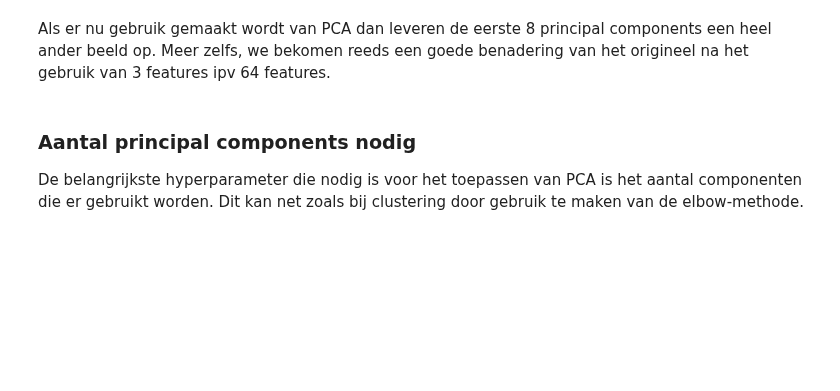
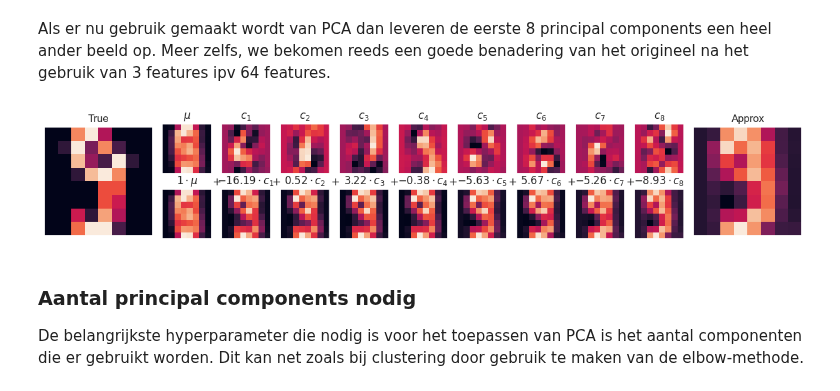
Before and after one commit to Data-Science-2425/Leerstof, a Jupyter notebook: Week 10/03_DimensionalityReduction.ipynb, the cells around one changed output. Cells and saved outputs as stored; diff of their text form; code cells hidden in the pictures; blank space fills up the shorter version.

```diff
--- a/Week 10/03_DimensionalityReduction.ipynb
+++ b/Week 10/03_DimensionalityReduction.ipynb
@@ -200,6 +232,13 @@ def plot_pca_components(x, coefficients=None, mean=0, components=None,
 # %% [markdown]
 Als er nu gebruik gemaakt wordt van PCA dan leveren de eerste 8 principal components een heel ander beeld op.
 Meer zelfs, we bekomen reeds een goede benadering van het origineel na het gebruik van 3 features ipv 64 features.
+# %%
+pca = PCA(n_components=8) # enigste echt belangrijke hyperparameter voor ons is de n_components
+X_pca = pca.fit_transform(digits.data)
+
+fig = plot_pca_components(digits.data[125], X_pca[125], pca.mean_, pca.components_)
+# %% [output]
+[figure, added]
 # %% [markdown]
 ### Aantal principal components nodig
 
```
Also changed, not shown: parts of 13 cells of this notebook.
